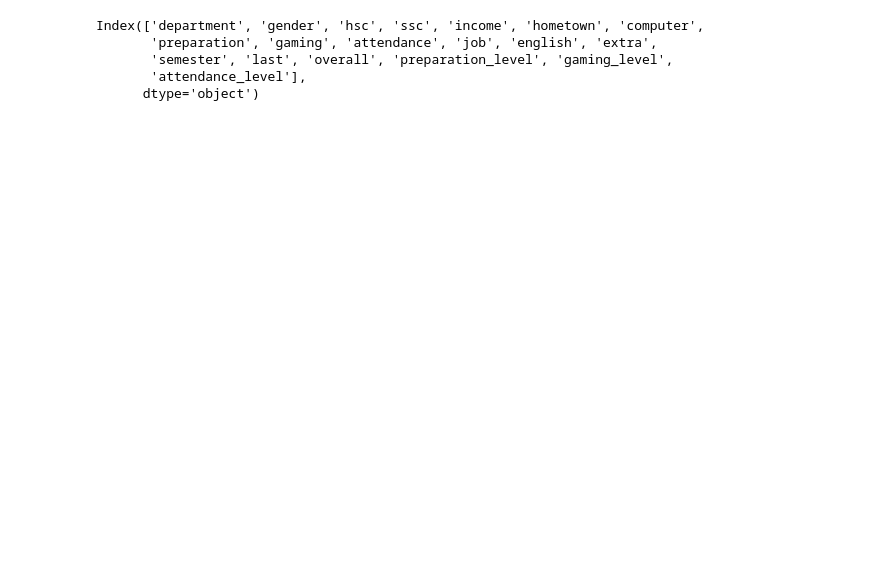
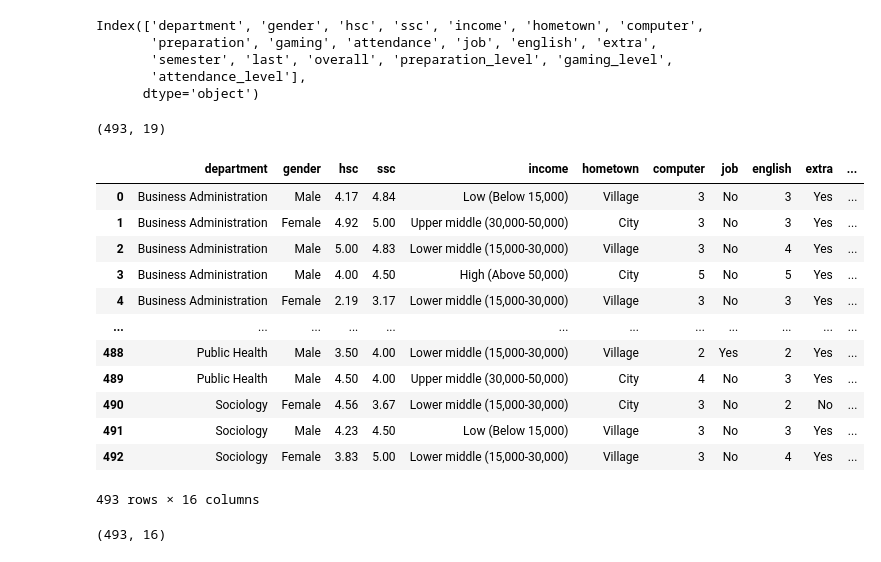
Before and after one commit to alexanderchosen/eda_with_python, a Jupyter notebook: student_performance_metrics/student_performance.ipynb, the cells around one changed output. Cells and saved outputs as stored; diff of their text form; code cells hidden in the pictures; blank space fills up the shorter version.

Commit message:
did data preparation on the dataset

```diff
--- a/student_performance_metrics/student_performance.ipynb
+++ b/student_performance_metrics/student_performance.ipynb
@@ -304,3 +306,35 @@ Index(['department', 'gender', 'hsc', 'ssc', 'income', 'hometown', 'computer',
 # method 4 - to rename a specific columns only
 #data = data.rename(columns = {"Attendance": "attendance", "Department": "department", "Gender": "gender"})
 #data.columns
+# %%
+data.shape
+# %% [output]
+(493, 19)
+# %%
+# i need to eliminate the attendance, gaming, and preparation columns since i have created new numeric columns for each
+df = data[['department', 'gender', 'hsc', 'ssc', 'income', 'hometown', 'computer',
+       #'preparation', 'gaming', 'attendance',
+        'job', 'english', 'extra',
+       'semester', 'last', 'overall', 'preparation_level', 'gaming_level',
+       'attendance_level']
+       ].copy()
+# %%
+df
+# %% [output]
+|  | department | gender | hsc | ssc | income | hometown | computer | job | english | extra | ... |
+| 0 | Business Administration | Male | 4.17 | 4.84 | Low (Below 15,000) | Village | 3 | No | 3 | Yes | ... |
+| 1 | Business Administration | Female | 4.92 | 5.00 | Upper middle (30,000-50,000) | City | 3 | No | 3 | Yes | ... |
+| 2 | Business Administration | Male | 5.00 | 4.83 | Lower middle (15,000-30,000) | Village | 3 | No | 4 | Yes | ... |
+| 3 | Business Administration | Male | 4.00 | 4.50 | High (Above 50,000) | City | 5 | No | 5 | Yes | ... |
+| 4 | Business Administration | Female | 2.19 | 3.17 | Lower middle (15,000-30,000) | Village | 3 | No | 3 | Yes | ... |
+| ... | ... | ... | ... | ... | ... | ... | ... | ... | ... | ... | ... |
+| 488 | Public Health | Male | 3.50 | 4.00 | Lower middle (15,000-30,000) | Village | 2 | Yes | 2 | Yes | ... |
+| 489 | Public Health | Male | 4.50 | 4.00 | Upper middle (30,000-50,000) | City | 4 | No | 3 | Yes | ... |
+| 490 | Sociology | Female | 4.56 | 3.67 | Lower middle (15,000-30,000) | City | 3 | No | 2 | No | ... |
+| 491 | Sociology | Male | 4.23 | 4.50 | Low (Below 15,000) | Village | 3 | No | 3 | Yes | ... |
+| 492 | Sociology | Female | 3.83 | 5.00 | Lower middle (15,000-30,000) | Village | 3 | No | 4 | Yes | ... |
+493 rows × 16 columns
+# %%
+df.shape
+# %% [output]
+(493, 16)
```
Also changed, not shown: parts of 11 cells of this notebook.
